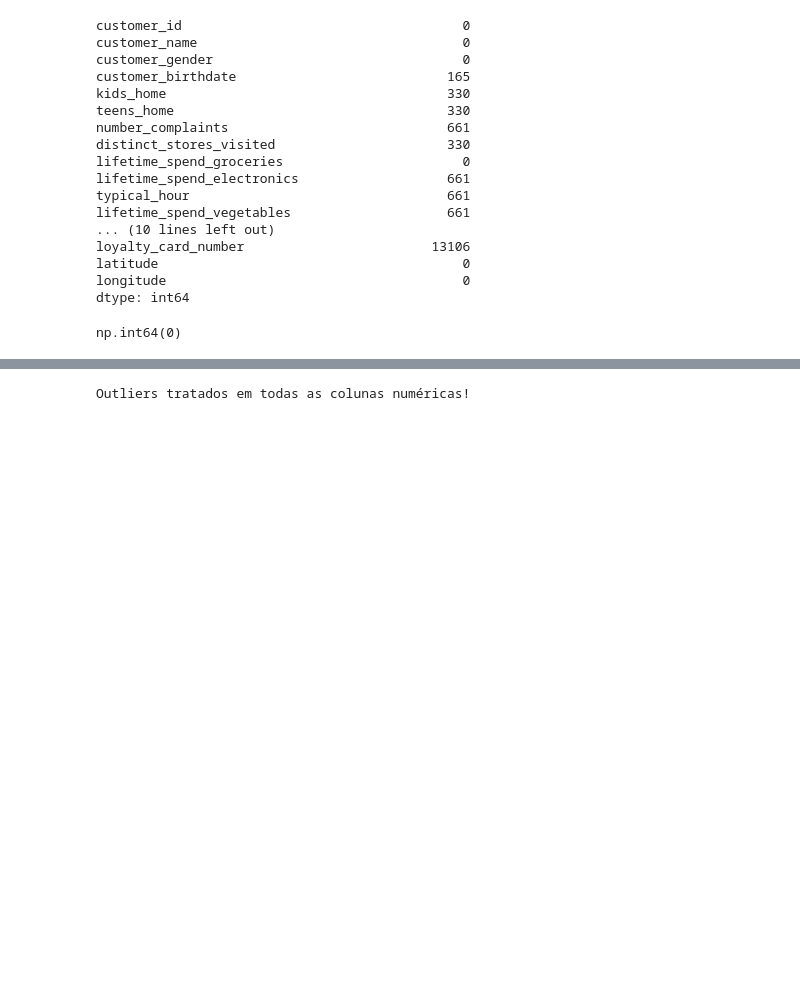
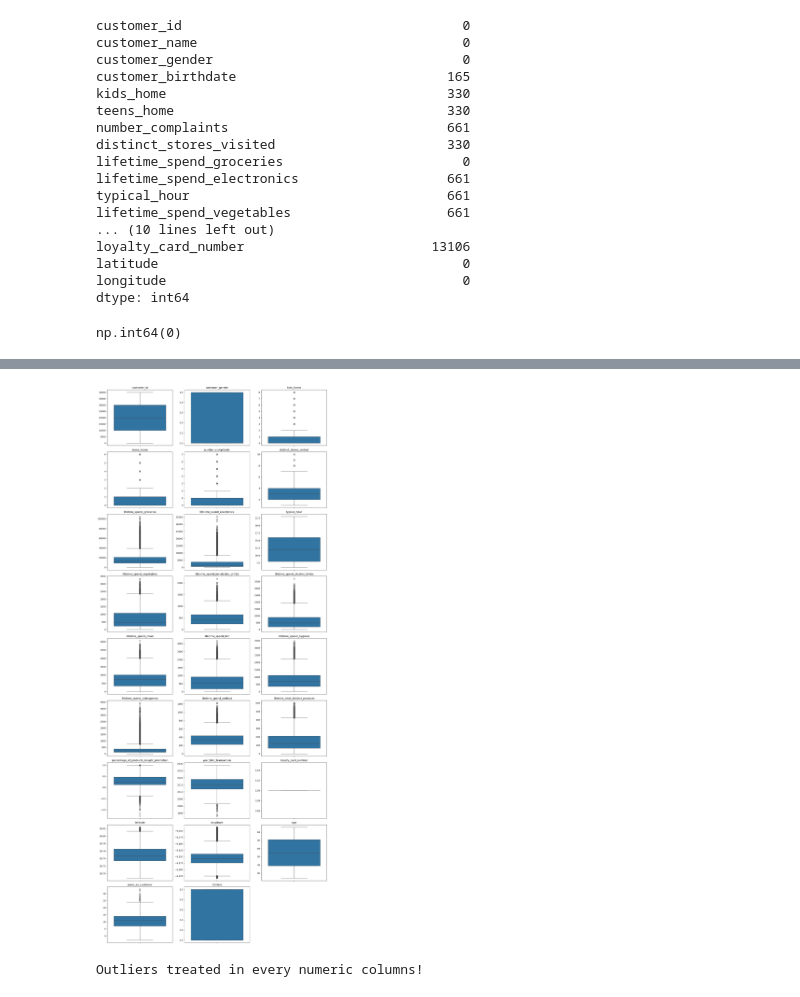
Before and after one commit to margaridaspereira/costumer-assignment, a Jupyter notebook: eda.ipynb, the cells around one changed output, grey strips where cells are left out. Drawn from its saved outputs; the diff is of its cells as text; code cells hidden in the pictures; blank space fills up the shorter version.

```diff
--- a/eda.ipynb
+++ b/eda.ipynb
@@ -101,26 +86,59 @@ for col in num_colunms:
+# %%
+# Feature Engineering: Create time-based features using current date,
+# so we can use age instead of birthdate,seniority instead of year_of_first_transaction
+
+current_year = datetime.now().year
+
+# Convert birthdate to age
+costumer['age'] = current_year - pd.to_datetime(costumer['customer_birthdate']).dt.year
+
+# Convert first transaction year to seniority (years as customer)
+costumer['years_as_customer'] = current_year - costumer['year_first_transaction']
+# %%
+# Initialize the encoder
+le = LabelEncoder()
+
+# Example for Gender (converts 'Male'/'Female' to 0/1)
+# You should do this BEFORE the MICE imputation if you want it to help
+costumer['customer_gender'] = le.fit_transform(costumer['customer_gender'])
+
+# Create a binary flag for loyalty card (1 if they have it, 0 if it's missing)
+costumer['has_loyalty_card'] = costumer['loyalty_card_number'].notnull().astype(int)
+# %%
+num_cols = costumer.select_dtypes(include=['number']).columns
+n_rows = math.ceil(len(num_cols) / 3)
+
+
+fig, axes = plt.subplots(n_rows, 3, figsize=(15, n_rows * 4))
+axes = axes.flatten()
+for i, col in enumerate(num_cols):
+    sns.boxplot(y=costumer[col], ax=axes[i])
+    axes[i].set_title(col)
+    axes[i].set_ylabel('')
+
+
+for j in range(i + 1, len(axes)):
+    fig.delaxes(axes[j])
+
+plt.tight_layout()
+plt.title("Outliers")
+plt.show()
+# %% [output]
+[figure, added]
 # %%
-import pandas as pd
-import numpy as np
-
-# 1. Selecionar apenas as colunas numéricas
-num_colunms = costumer.select_dtypes(include=[np.number]).columns
-
-for col in num_colunms:
-    # Calcular Q1 e Q3
+for col in num_cols:
     Q1 = costumer[col].quantile(0.25)
     Q3 = costumer[col].quantile(0.75)
     IQR = Q3 - Q1
 
-    # Define limits
+
     lower = Q1 - 1.5 * IQR
     upper = Q3 + 1.5 * IQR
 
     # Capping
-    # Se o valor for maior que o limite superior, vira o limite superior
-    # Se for menor que o inferior, vira o inferior
     costumer[col] = np.where(costumer[col] > upper, upper,
               np.where(costumer[col] < lower, lower, costumer[col]))
 
-print("Outliers tratados em todas as colunas numéricas!")
+print("Outliers treated in every numeric columns!")
 # %% [output]
-Outliers tratados em todas as colunas numéricas!
+Outliers treated in every numeric columns!
```
Also changed, not shown: parts of 8 cells of this notebook.
